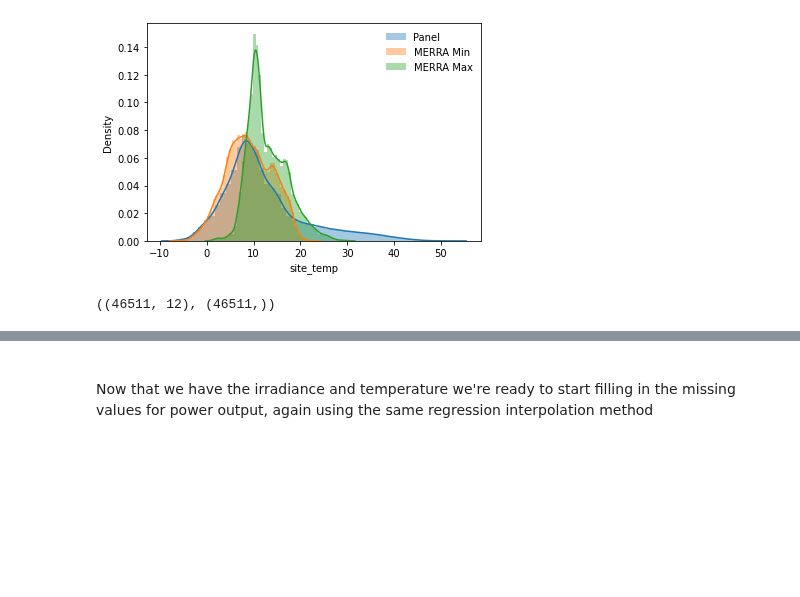
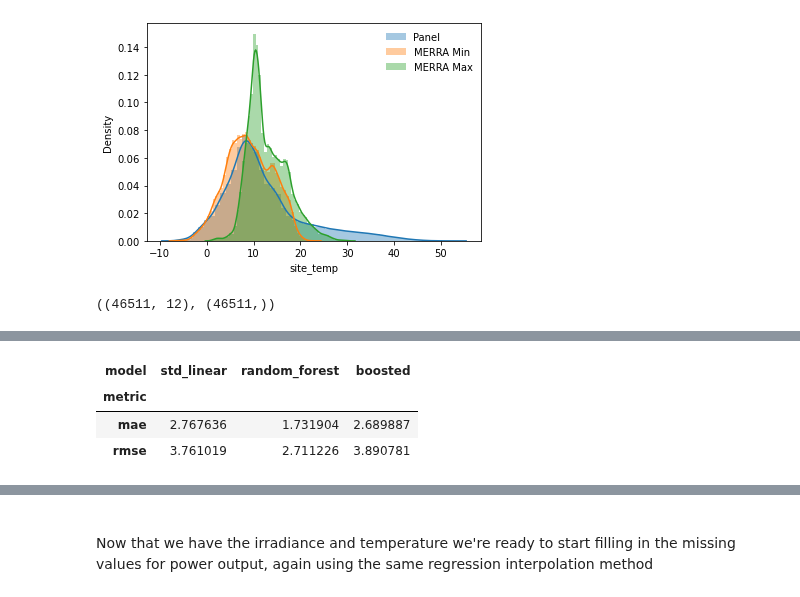
Before and after one commit to AyrtonB/WPD-DS-Challenge, a Jupyter notebook: nbs/02-cleaning.ipynb, the cells around one changed output, grey strips where cells are left out. Drawn from its saved outputs; the diff is of its cells as text; code cells hidden in the pictures; blank space fills up the shorter version.

```diff
--- a/nbs/02-cleaning.ipynb
+++ b/nbs/02-cleaning.ipynb
@@ -466,20 +473,25 @@ def evaluate_models(X, y, models, post_pred_proc_func=None, index=None):
 # %%
 models = {
     'std_linear': LinearRegression(),
     'random_forest': RandomForestRegressor(),
     'boosted': GradientBoostingRegressor()
 }
 
-rerun_panel_temp_model = True
+rerun_panel_temp_model = False
 model_scores_filename = 'panel_temp_interp_model_results.csv'
 
 if (rerun_panel_temp_model == True) or (model_scores_filename not in os.listdir(cache_data_dir)):
     df_model_scores = evaluate_models(X, y, models)
     df_model_scores.to_csv(f'{cache_data_dir}/{model_scores_filename}')
 else:
     df_model_scores = pd.read_csv(f'{cache_data_dir}/{model_scores_filename}', index_col='metric')
 
 df_model_scores
+# %% [output]
+| model | std_linear | random_forest | boosted |
+| metric |  |  |  |
+| mae | 2.767636 | 1.731904 | 2.689887 |
+| rmse | 3.761019 | 2.711226 | 3.890781 |
 # %%
 top_model = df_model_scores.T['rmse'].idxmin()
 df_pred = generate_kfold_preds(X, y, models[top_model])
```
Also changed, not shown: parts of 20 cells of this notebook, 11 other files.
